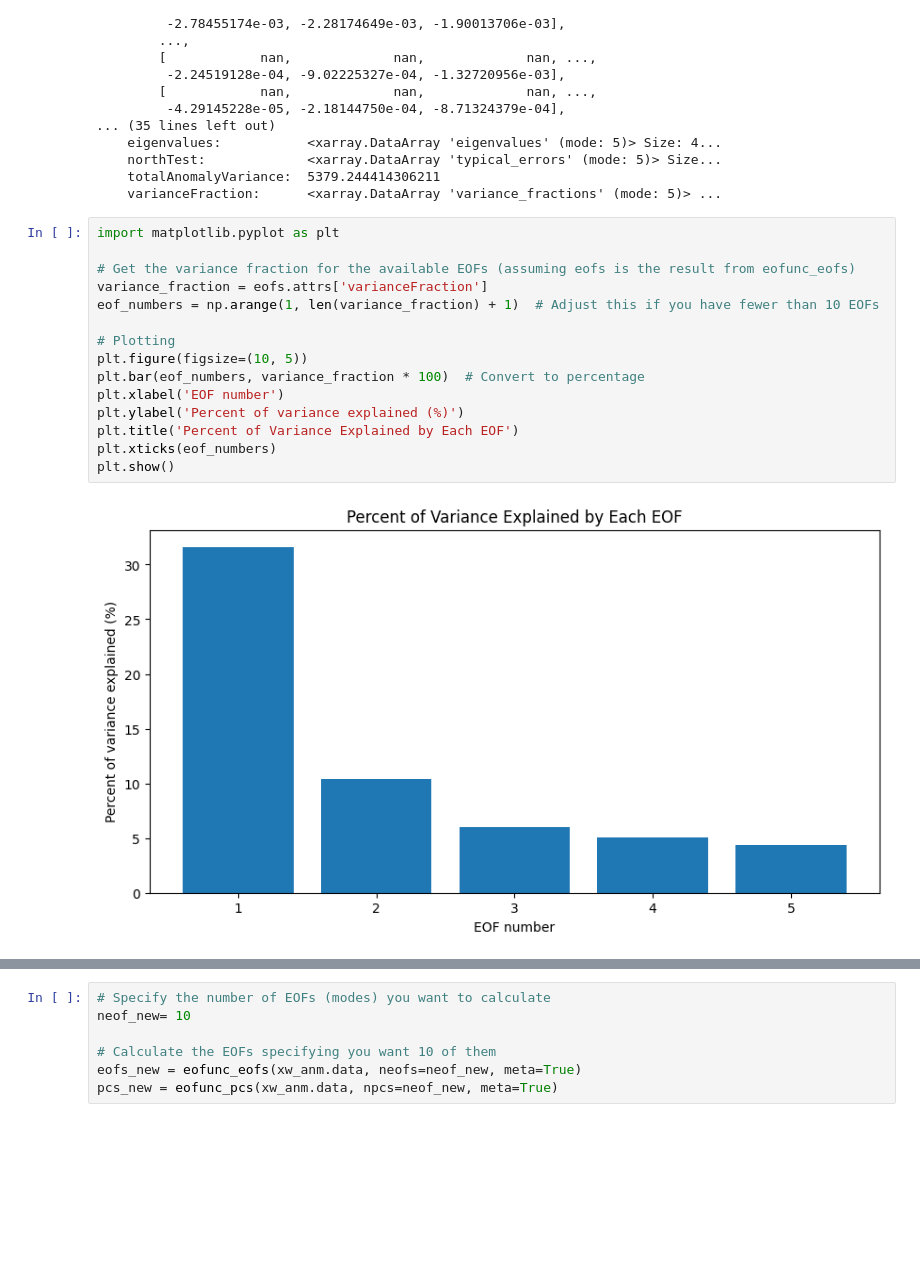
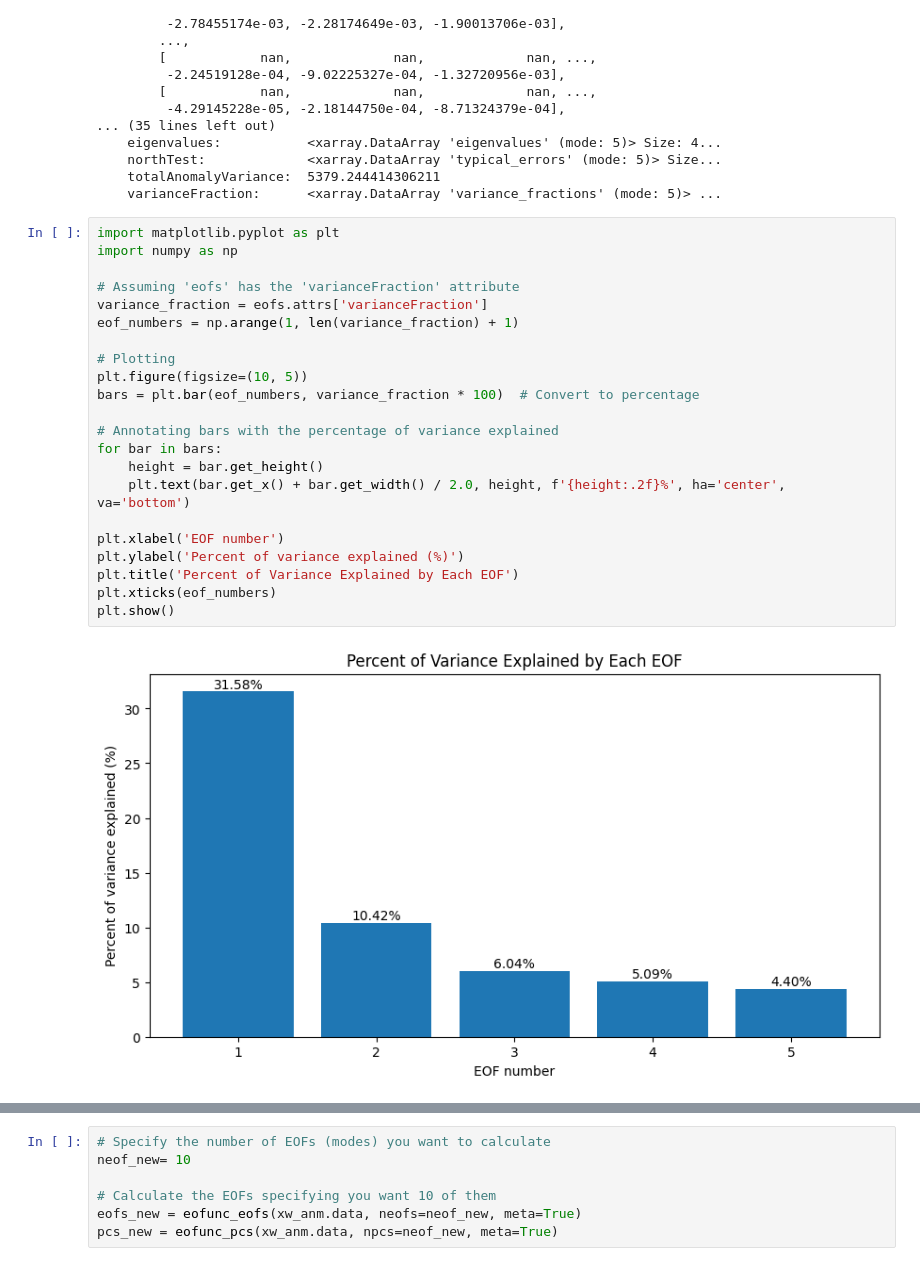
Before and after one commit to atmsillinois/time-series-and-eofs-quantng, a Jupyter notebook: Module4_HW.ipynb, the cells around one changed output, grey strips where cells are left out. Cells and saved outputs as stored; diff of their text form; blank space fills up the shorter version.

```diff
--- a/Module4_HW.ipynb
+++ b/Module4_HW.ipynb
@@ -426,18 +398,25 @@ array([[[ 1.51637544e-03,  1.15762515e-03,  1.00001140e-03, ...,
     varianceFraction:      <xarray.DataArray 'variance_fractions' (mode: 5)> ...
 # %%
 import matplotlib.pyplot as plt
+import numpy as np
 
-# Get the variance fraction for the available EOFs (assuming eofs is the result from eofunc_eofs)
+# Assuming 'eofs' has the 'varianceFraction' attribute
 variance_fraction = eofs.attrs['varianceFraction']
-eof_numbers = np.arange(1, len(variance_fraction) + 1)  # Adjust this if you have fewer than 10 EOFs
+eof_numbers = np.arange(1, len(variance_fraction) + 1)
 
 # Plotting
 plt.figure(figsize=(10, 5))
-plt.bar(eof_numbers, variance_fraction * 100)  # Convert to percentage
+bars = plt.bar(eof_numbers, variance_fraction * 100)  # Convert to percentage
+
+# Annotating bars with the percentage of variance explained
+for bar in bars:
+    height = bar.get_height()
+    plt.text(bar.get_x() + bar.get_width() / 2.0, height, f'{height:.2f}%', ha='center', va='bottom')
+
 plt.xlabel('EOF number')
 plt.ylabel('Percent of variance explained (%)')
 plt.title('Percent of Variance Explained by Each EOF')
 plt.xticks(eof_numbers)
 plt.show()
 # %% [output]
-[figure, old version]
+[figure, new version]
```
Also changed, not shown: parts of 38 cells of this notebook.
